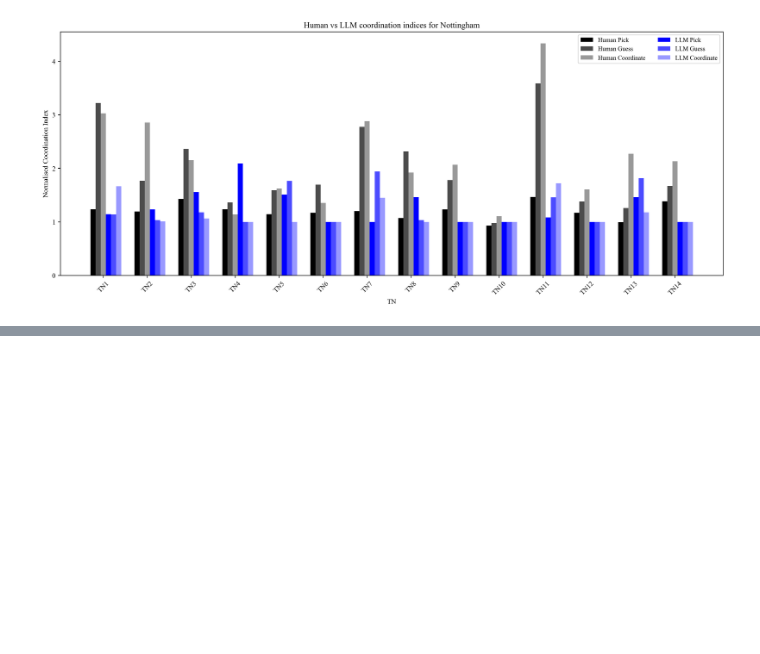
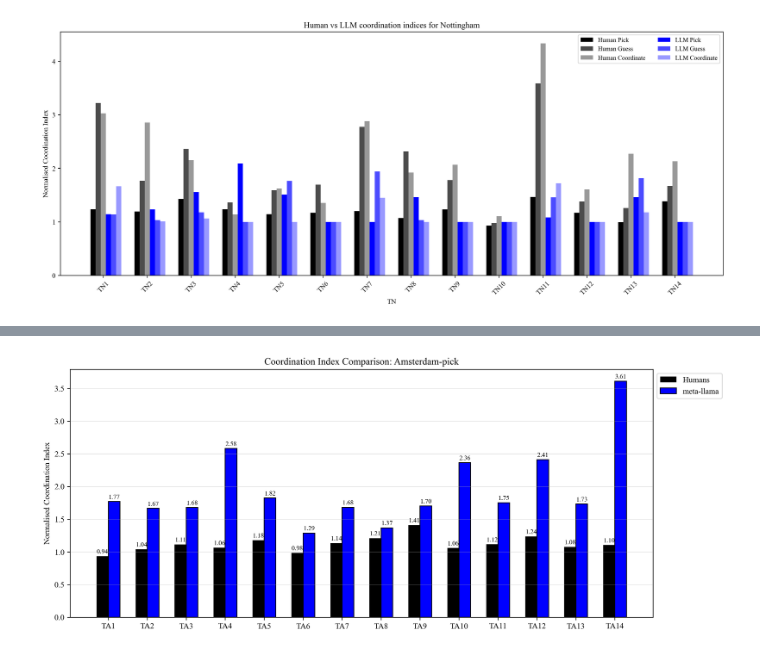
Before and after one commit to EmanueleLM/focal-points, a Jupyter notebook: playground.ipynb, the cells around one changed output, grey strips where cells are left out. Drawn from its saved outputs; the diff is of its cells as text; code cells hidden in the pictures; blank space fills up the shorter version.

```diff
--- a/playground.ipynb
+++ b/playground.ipynb
@@ -359,0 +505,88 @@ plt.show()
+# %%
+
+# 3. Coordination Index -- Merge best llamas
+model_names = [
+    "/meta-llama/Llama-3.1-70B-Instruct"
+                ]
+
+for suffix, mega_i in [("-all-variations", 3), ("-first-variation", 1)]:
+    for d_name in dataset_names:
+        print(f"Dataset: {d_name}")
+        # Load the human results (we need them for the normalisation factor)
+        with open(f"./data/{d_name}.jsonl", "r") as f:
+            data_humans = json.load(f)
+        normalization_factors = [d["normalization_factor"] for d in data_humans]
+
+        for l in labels:
+            data_llms = []
+            print(f"Label: {l}")
+
+            # Load LLM results
+            for i in range(0, len(data_humans)*3, 3):  # TA
+                current_responses = {}
+                for model_name in model_names:
+                    with open(f"./results{model_name}/{d_name}_problem-{l}.jsonl", "r") as f:
+                        data_llm = json.load(f)
+
+                    for d in data_llm[i:i+mega_i]:
+                        # For each task, put together the tasks and then average
+                        for response in d["responses"].keys():
+                            match = re.search(r"<answer>(.*?)</answer>", response, re.DOTALL)
+
+                            if match:
+                                re_response = match.group(1).strip().lower()
+                                if re_response not in current_responses:
+                                    current_responses[re_response] = 0
+                                current_responses[re_response] += d["responses"][response]
+
+                # Normalised coordination index
+                current_responses = sample(current_responses, n=num_samples, replacement=sample_with_replacement)
+                N = sum(list(current_responses.values()))
+                n = normalization_factors[i%3]
+                nci = 0.
+                if N > 1:
+                    for _,v in current_responses.items():
+                        nci += v*(v-1)
+                    data_llms.append(nci*n/(N*(N-1)))
+                else:
+                    data_llms.append(0.)
+
+            # Load Human results
+            with open(f"./data/Bardsley-humans/{d_name}.jsonl", "r") as f:
+                results_humans = json.load(f)
+            current_data_humans = [
+                dd["normalised_coordination_index"] for dd in results_humans if dd["task"] == l
+            ]
+
+            # ---- Plot ----
+            plt.figure(figsize=(12, 5))
+
+            tasks = [f"T{d_name[0].upper()}{i+1}" for i in range(14)]
+            x = np.arange(len(tasks))  # label locations
+            width = 0.3  # width of each bar
+
+            # Plot human data (shifted left)
+            human_bars = plt.bar(x - width/2, current_data_humans, width, label="Humans", color="black")
+
+            # Plot meta-llama data (shifted right)
+            llm_bars = plt.bar(x + width/2, data_llms, width, label="meta-llama", color="blue", edgecolor="black")
+
+            # Add values on top of human bars
+            for bar in human_bars:
+                height = bar.get_height()
+                plt.text(bar.get_x() + bar.get_width()/2, height + 0.02, f'{height:.2f}', ha='center', va='bottom', fontsize=8)
+
+            # Add values on top of LLM bars
+            for bar in llm_bars:
+                height = bar.get_height()
+                plt.text(bar.get_x() + bar.get_width()/2, height + 0.02, f'{height:.2f}', ha='center', va='bottom', fontsize=8)
+
+            plt.xticks(x, tasks)
+            plt.title(f"Coordination Index Comparison: {d_name.capitalize()}-{l}")
+            plt.ylabel("Normalised Coordination Index")
+            plt.legend(bbox_to_anchor=(1., 1.))
+            plt.tight_layout()
+            plt.grid(axis='y', alpha=0.3)
+            plt.savefig(SAVEDIR + BEST_MODELS_COORDINATION_INDEX_SAMPLING_FOLDER + f"/{d_name}-{l}{suffix}.png")
+            plt.show()
+# %% [output]
@@ -359,0 +599 @@ plt.show()
+[figure, added]
```
Also changed, not shown: parts of 2 cells of this notebook, 37 other files.
